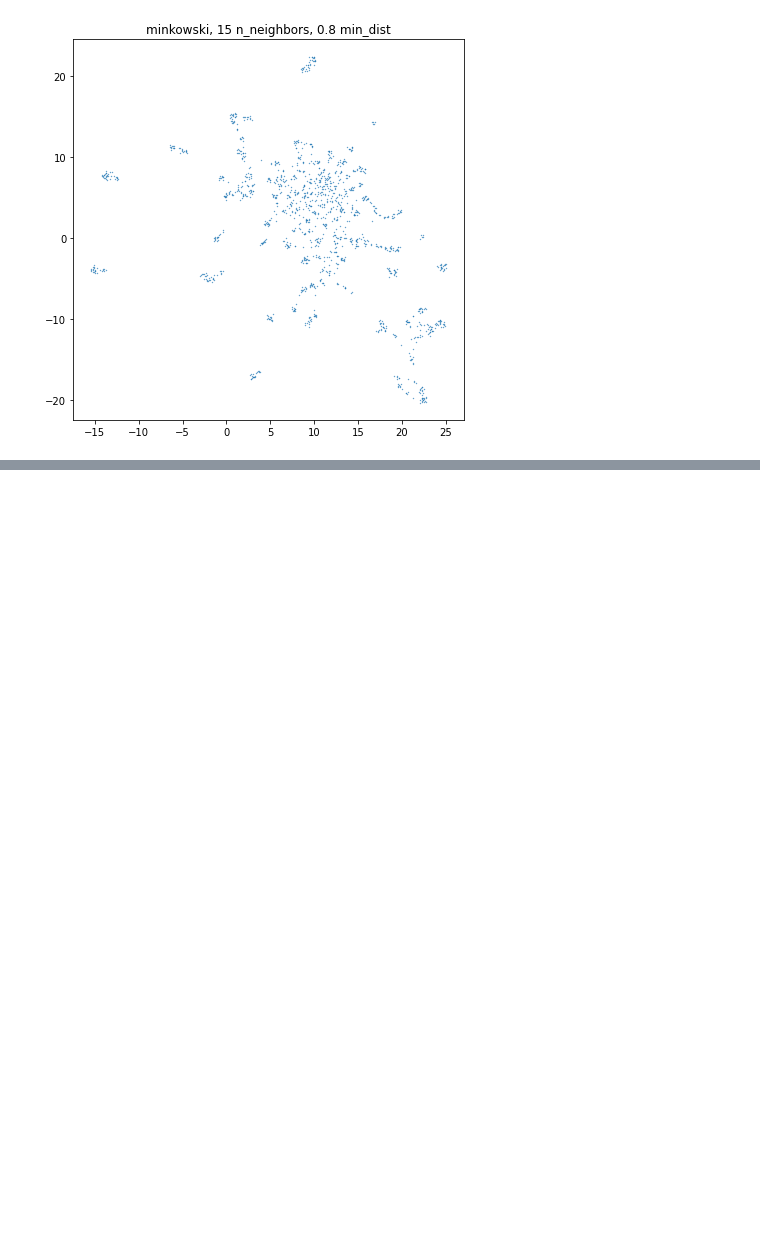
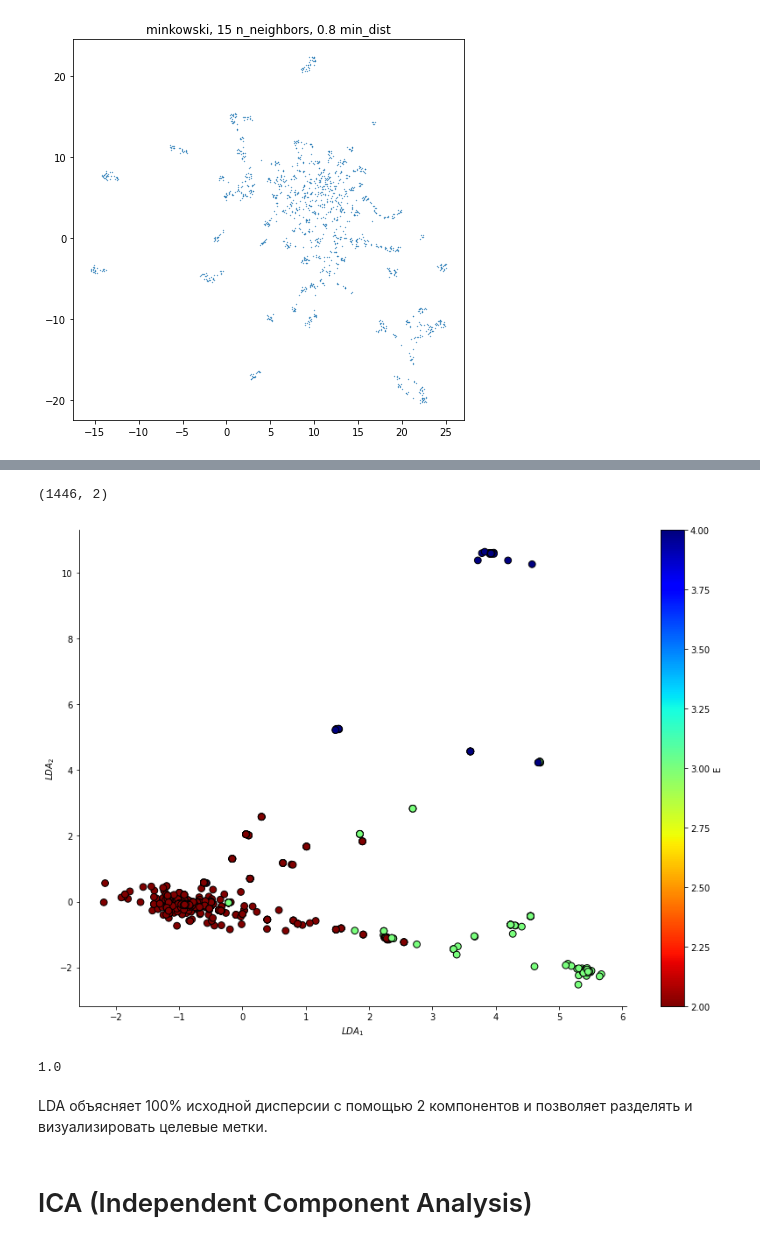
Before and after one commit to Gadeliya/Chemistry-algorithms-, a Jupyter notebook: Data_analysis.ipynb, the cells around one changed output, grey strips where cells are left out. Cells and saved outputs as stored; diff of their text form; code cells hidden in the pictures; blank space fills up the shorter version.

```diff
--- a/Data_analysis.ipynb
+++ b/Data_analysis.ipynb
@@ -356,0 +444,4 @@ No data for colormapping provided via 'c'. Parameters 'cmap' will be ignored
+# %%
+df = df.dropna()
+str_cols = [col for col in df.columns if df[col].dtype == 'object']
+str_cols
@@ -356,0 +458,53 @@ No data for colormapping provided via 'c'. Parameters 'cmap' will be ignored
+# %%
+#Divide data into X - numeric descriptors and Y - target
+X = df.drop(['Name',
+ 'measurement_method',
+ 'normalised_name',
+ 'MolecularFormula',
+ 'CanonicalSMILES',
+ 'IsomericSMILES',
+ 'InChI',
+ 'InChIKey',
+'IUPACName', 'raw_value_clean'],axis=1)
+Y = df['raw_value_clean']
+
+#Scale X in range [0, 1]
+X_norm = MinMaxScaler().fit_transform(X)
+# %%
+#Binarize Y
+bins = np.linspace(round(Y.min(),0)-1, round(Y.max(),0)+1, num = 6)
+Y_labels = np.digitize(Y, bins)
+
+#Perform LDA
+lda = LDA()
+X_lda = lda.fit_transform(X_norm,Y_labels)
+
+#Print number of components
+X_lda.shape
+# %% [output]
+(1446, 2)
+# %%
+
+lda = LDA(n_components=2)
+X_lda = lda.fit_transform(X_norm,Y_labels)
+#%%
+#Plot results
+fig = plt.figure(figsize=(14,10))
+ax  = fig.add_subplot(111)
+scatter = ax.scatter(X_lda[:, 0], X_lda[:, 1], c = Y_labels, s=60, edgecolors='black', cmap=cm.jet_r)
+colorbar = fig.colorbar(scatter, ax=ax, label = "E")
+plt.xlabel(r'$LDA_1$')
+plt.ylabel(r'$LDA_2$')
+sns.despine()
+plt.show()
+# %% [output]
+[figure, added]
+# %%
+#Print explained variance
+lda.explained_variance_ratio_.sum()
+# %% [output]
+1.0
+# %% [markdown]
+LDA объясняет 100% исходной дисперсии с помощью 2 компонентов и позволяет разделять и визуализировать целевые метки.
+# %% [markdown]
+# ICA (Independent Component Analysis)
```
Also changed, not shown: parts of 19 cells of this notebook.
